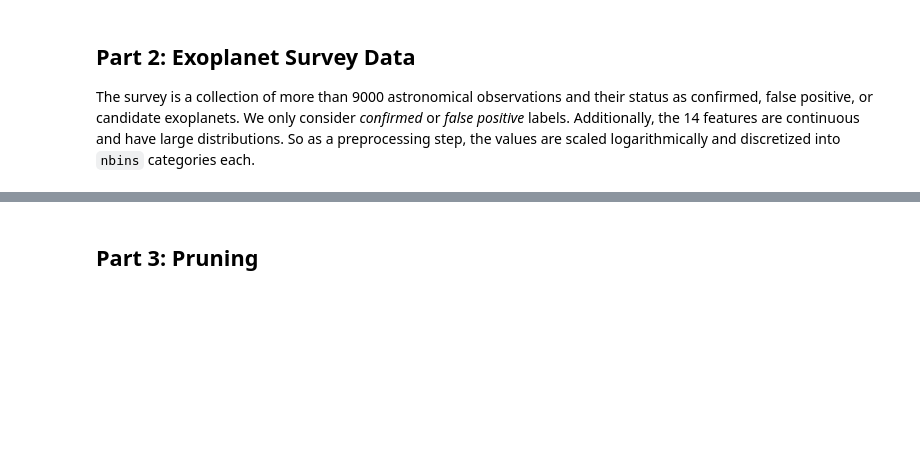
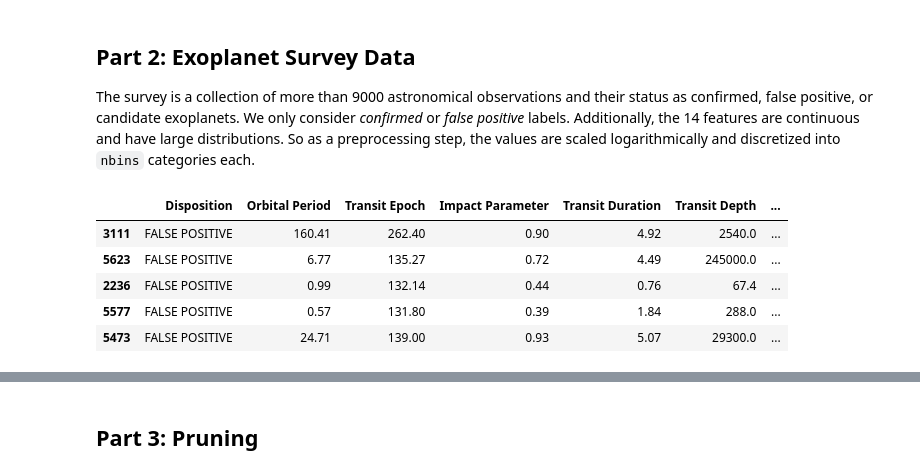
Before and after one commit to hazrmard/DecisionTrees, a Jupyter notebook: Assignment 1.ipynb, the cells around one changed output, grey strips where cells are left out. Saved outputs shown, nothing was run; the diff lists cells and outputs as text; code cells hidden in the pictures; blank space fills up the shorter version.

```diff
--- a/Assignment 1.ipynb
+++ b/Assignment 1.ipynb
@@ -85,9 +85,17 @@ Accuracy: 0.75
 The survey is a collection of more than 9000 astronomical observations and their status as confirmed, false positive, or candidate exoplanets. We only consider *confirmed* or *false positive* labels. Additionally, the 14 features are continuous and have large distributions. So as a preprocessing step, the values are scaled logarithmically and discretized into `nbins` categories each.
 # %%
 raw_data = pd.read_csv('exoplanets.csv', header=0)
-raw_data = data.sample(frac=1)  # shuffling data
+raw_data = raw_data.sample(frac=1)  # shuffling data
 features = raw_data.columns[1:] # feature column names
 label = raw_data.columns[0]     # label column name
+raw_data.head(5)
+# %% [output]
+|  | Disposition | Orbital Period | Transit Epoch | Impact Parameter | Transit Duration | Transit Depth | ... |
+| 3111 | FALSE POSITIVE | 160.41 | 262.40 | 0.90 | 4.92 | 2540.0 | ... |
+| 5623 | FALSE POSITIVE | 6.77 | 135.27 | 0.72 | 4.49 | 245000.0 | ... |
+| 2236 | FALSE POSITIVE | 0.99 | 132.14 | 0.44 | 0.76 | 67.4 | ... |
+| 5577 | FALSE POSITIVE | 0.57 | 131.80 | 0.39 | 1.84 | 288.0 | ... |
+| 5473 | FALSE POSITIVE | 24.71 | 139.00 | 0.93 | 5.07 | 29300.0 | ... |
 # %%
 # preprocessing raw_data by logarithmic scaling and discretization
 nbins = 3
```
Also changed, not shown: parts of 2 cells of this notebook, 1 other file.
